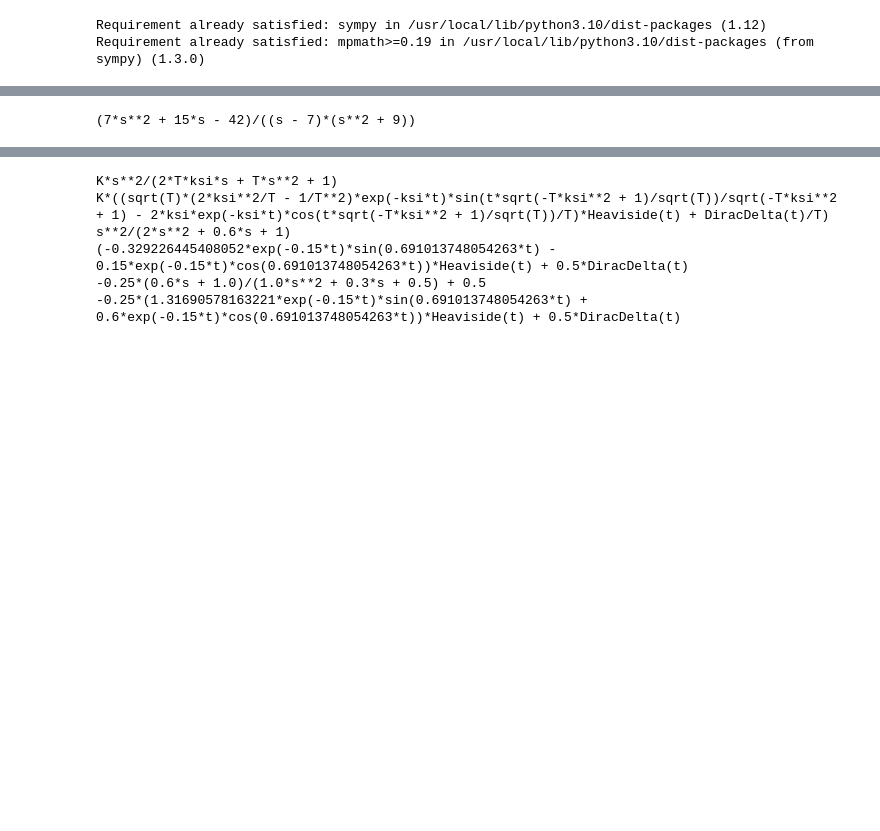
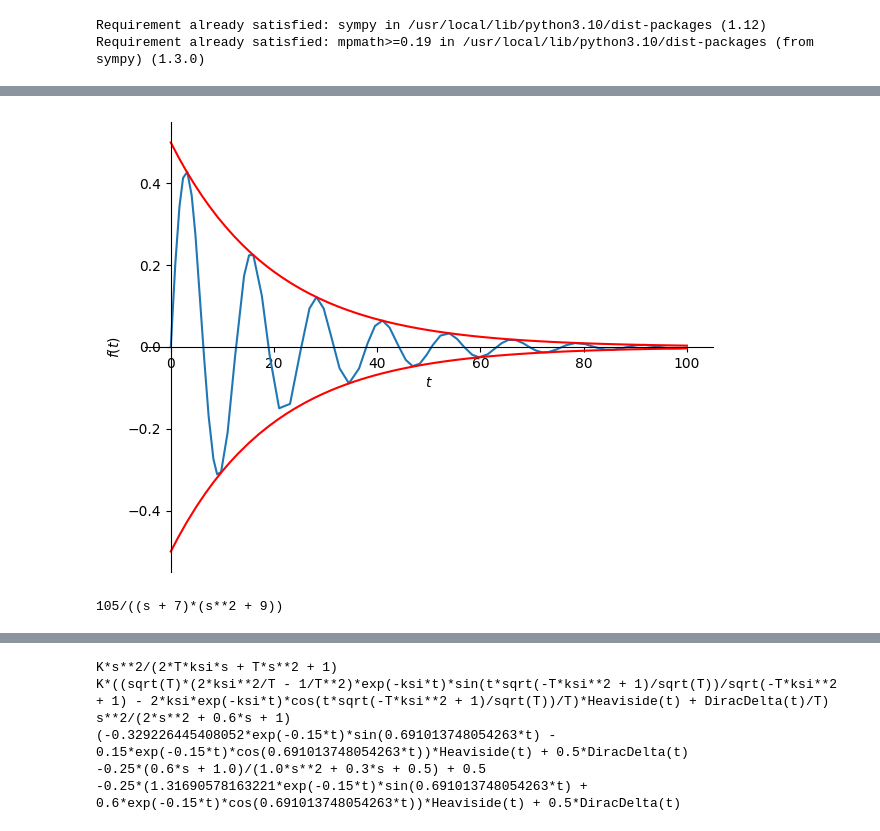
Before and after one commit to TAUforPython/BaseControlTheory, a Jupyter notebook: базовые_инструменты_ТАУ.ipynb, the cells around one changed output, grey strips where cells are left out. Drawn from its saved outputs; the diff is of its cells as text; code cells hidden in the pictures; blank space fills up the shorter version.

```diff
--- a/базовые_инструменты_ТАУ.ipynb
+++ b/базовые_инструменты_ТАУ.ipynb
@@ -9,0 +22,13 @@ Requirement already satisfied: mpmath>=0.19 in /usr/local/lib/python3.10/dist-pa
+# %%
+# определяем функцию прямого и обратного преобразования Лапласа
+def L(f):
+    return sympy.laplace_transform(f, t, s, noconds=True)
+def invL(F):
+    return sympy.inverse_laplace_transform(F, s, t)
+# %%
+t, s = sympy.symbols('t, s')
+T = sympy.symbols('T', real=True, positive=True)
+K = sympy.symbols('K', real=True, positive=True)
+zeta = sympy.symbols('zeta', real=True, positive=True)
+
+W = K/((T**2*s**2 + 2*zeta*T*s + 1))
@@ -10,3 +44,10 @@ Requirement already satisfied: mpmath>=0.19 in /usr/local/lib/python3.10/dist-pa
+# %%
+p = sympy.plot(h,0.5*exp(-0.05*t),-0.5*exp(-0.05*t),(t,0,100), show = False)
+p[1].line_color = 'red'
+p[2].line_color = 'red'
+p.show()
+# %% [output]
+[figure, added]
 # %%
 from sympy import*
 var('s a b')
@@ -14,16 +55,17 @@ var('t', positive = True)
 a = 5
 f = sin(3*t)
 b = 7
-q = exp(7*t)
+q = exp(-7*t)
 # Прямое преобразование a*L{f(t)}:
 L1 = a * laplace_transform(f, t, s, noconds=True)
 # Прямое преобразование b*L{q(t)}:
 L2 = b * laplace_transform(q, t, s, noconds=True)
 # Сумма a*L{f(t)}+b*L{q(t)}:
-L = factor(L1 + L2)
+
+L = factor(L1 * L2)
 print (L)
 # %% [output]
-(7*s**2 + 15*s - 42)/((s - 7)*(s**2 + 9))
+105/((s + 7)*(s**2 + 9))
 # %%
 from sympy import*
 #s, t = symbols('s, t')
```
Also changed, not shown: parts of 8 cells of this notebook.
